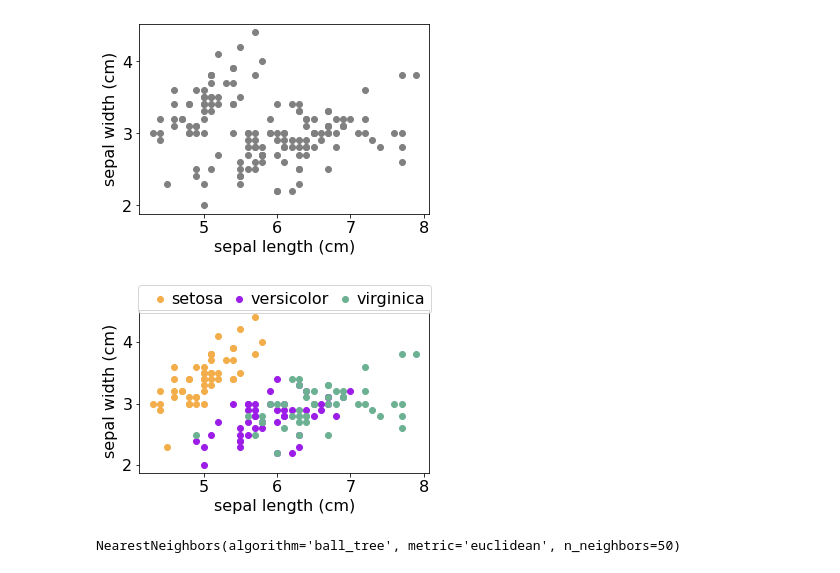
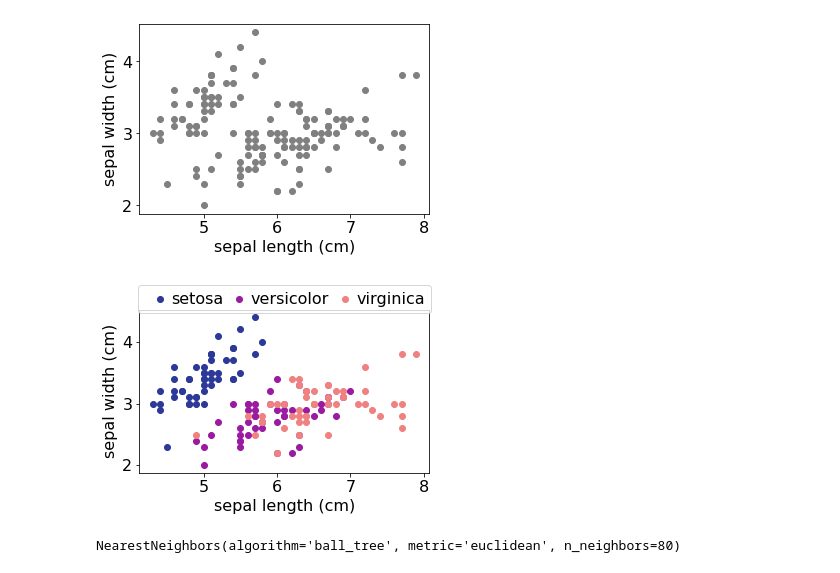
Before and after one commit to peymanrasouli/categorical_locality, a Jupyter notebook: sampling_visualization.ipynb, the cells around one changed output. Saved outputs shown, nothing was run; the diff lists cells and outputs as text; code cells hidden in the pictures.

```diff
--- a/sampling_visualization.ipynb
+++ b/sampling_visualization.ipynb
@@ -24,21 +29,21 @@ plt.savefig('unlabled_data.pdf', bbox_inches='tight')
 # %% [output]
 [figure]
 # %%
-colors = ['#F3AE4B', '#9C1DE7', '#6DB193']
-# colors = ['#2D3999', '#9A1BA0', '#F08181']
+# colors = ['#F3AE4B', '#9C1DE7', '#6DB193']
+colors = ['#2D3999', '#9A1BA0', '#F08181']
 # colors = ['#00A8B5', '#F3AE4B', '#DE4383']
 fig = plt.subplots(figsize =(5.2, 3))
 for i, t in enumerate(targets):
     index = np.where(Y==i)[0]
     plt.scatter(X[index,0],X[index,1], c=colors[i], label=t)
 plt.xlabel(features[sel_f[0]])
 plt.ylabel(features[sel_f[1]])
 # plt.legend(loc='upper right', handletextpad=0.1)
 plt.legend(loc='upper center', bbox_to_anchor=(0.5, 1.20), ncol=3, columnspacing=0, handletextpad=-0.3)
 # plt.title('Scatter plot on Iris dataset')
 plt.savefig('labled_data.pdf', bbox_inches='tight')
 # %% [output]
-[figure, old version]
+[figure, new version]
 # %%
 rep_models = {}
 class_models = {}
@@ -54,8 +59,8 @@ for c in [0,1,2]:
     class_model.fit(X_c)
     class_models[c] = class_model
 # %%
-overall_model =  NearestNeighbors(n_neighbors=50, algorithm='ball_tree', metric='euclidean')
+overall_model =  NearestNeighbors(n_neighbors=80, algorithm='ball_tree', metric='euclidean')
 overall_model.fit(X)
 # %% [output]
-NearestNeighbors(algorithm='ball_tree', metric='euclidean', n_neighbors=50)
+NearestNeighbors(algorithm='ball_tree', metric='euclidean', n_neighbors=80)
 # %%
```
Also changed, not shown: parts of 8 cells of this notebook.
